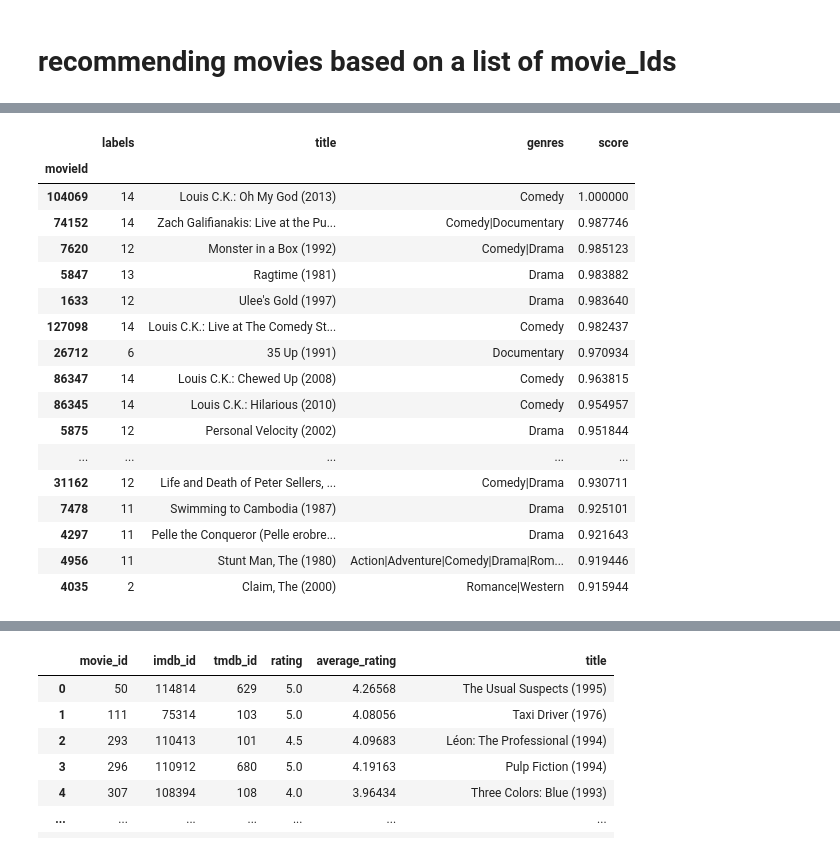
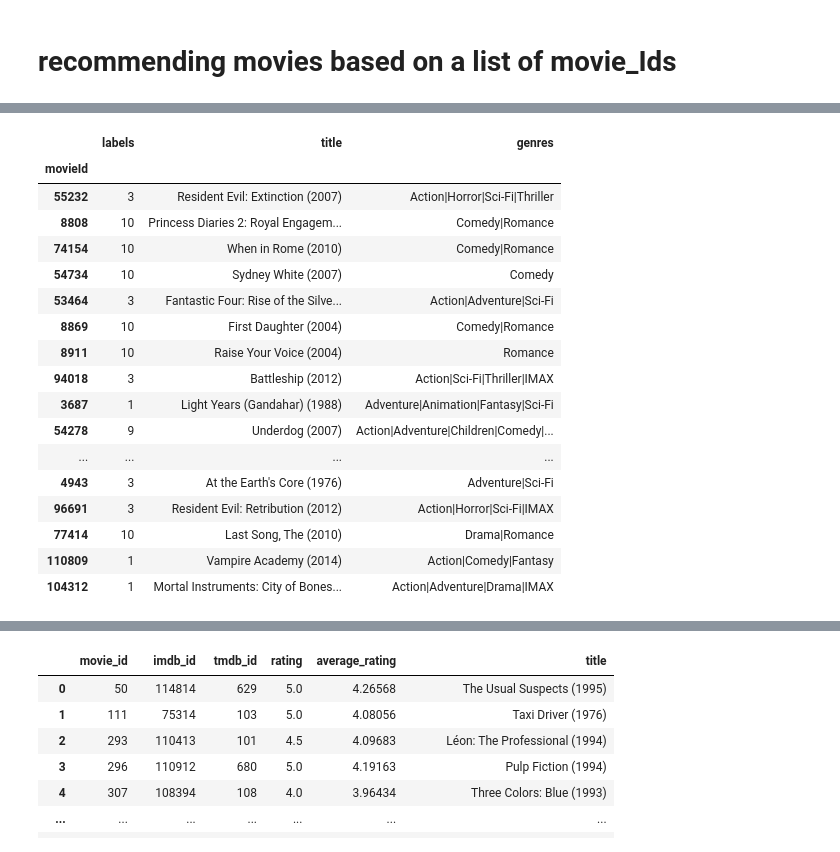
Before and after one commit to HamidSadEsf/movie_recommendation_ProjectCDS, a Jupyter notebook: Hybrid_recommender.ipynb, the cells around one changed output, grey strips where cells are left out. Saved outputs shown, nothing was run; the diff lists cells and outputs as text; code cells hidden in the pictures.

```diff
--- a/Hybrid_recommender.ipynb
+++ b/Hybrid_recommender.ipynb
@@ -158,24 +96,24 @@ recommendation(sviatlana_rating['movie_id'].tolist() , 20, 18)
 # %%
 import pandas as pd
 hamid_rating = pd.read_csv('data/Hamid-ratings.csv')
-from model.ContentBasedRec import recommendation
-recommendation(hamid_rating['movie_id'].tolist() , 20, 18 , lambda_val = 0)
+from model.ContentBasedRec_02 import recommendation
+recommendation(hamid_rating['movie_id'].tolist() , 20, 18)
 # %% [output]
-|  | labels | title | genres | score |
-| movieId |  |  |  |  |
-| 104069 | 14 | Louis C.K.: Oh My God (2013) | Comedy | 1.000000 |
-| 74152 | 14 | Zach Galifianakis: Live at the Pu... | Comedy|Documentary | 0.987746 |
-| 7620 | 12 | Monster in a Box (1992) | Comedy|Drama | 0.985123 |
-| 5847 | 13 | Ragtime (1981) | Drama | 0.983882 |
-| 1633 | 12 | Ulee's Gold (1997) | Drama | 0.983640 |
-| 127098 | 14 | Louis C.K.: Live at The Comedy St... | Comedy | 0.982437 |
-| 26712 | 6 | 35 Up (1991) | Documentary | 0.970934 |
-| 86347 | 14 | Louis C.K.: Chewed Up (2008) | Comedy | 0.963815 |
-| 86345 | 14 | Louis C.K.: Hilarious (2010) | Comedy | 0.954957 |
-| 5875 | 12 | Personal Velocity (2002) | Drama | 0.951844 |
-| ... | ... | ... | ... | ... |
-| 31162 | 12 | Life and Death of Peter Sellers, ... | Comedy|Drama | 0.930711 |
-| 7478 | 11 | Swimming to Cambodia (1987) | Drama | 0.925101 |
-| 4297 | 11 | Pelle the Conqueror (Pelle erobre... | Drama | 0.921643 |
-| 4956 | 11 | Stunt Man, The (1980) | Action|Adventure|Comedy|Drama|Rom... | 0.919446 |
-| 4035 | 2 | Claim, The (2000) | Romance|Western | 0.915944 |
+|  | labels | title | genres |
+| movieId |  |  |  |
+| 55232 | 3 | Resident Evil: Extinction (2007) | Action|Horror|Sci-Fi|Thriller |
+| 8808 | 10 | Princess Diaries 2: Royal Engagem... | Comedy|Romance |
+| 74154 | 10 | When in Rome (2010) | Comedy|Romance |
+| 54734 | 10 | Sydney White (2007) | Comedy |
+| 53464 | 3 | Fantastic Four: Rise of the Silve... | Action|Adventure|Sci-Fi |
+| 8869 | 10 | First Daughter (2004) | Comedy|Romance |
+| 8911 | 10 | Raise Your Voice (2004) | Romance |
+| 94018 | 3 | Battleship (2012) | Action|Sci-Fi|Thriller|IMAX |
+| 3687 | 1 | Light Years (Gandahar) (1988) | Adventure|Animation|Fantasy|Sci-Fi |
+| 54278 | 9 | Underdog (2007) | Action|Adventure|Children|Comedy|... |
+| ... | ... | ... | ... |
+| 4943 | 3 | At the Earth's Core (1976) | Adventure|Sci-Fi |
+| 96691 | 3 | Resident Evil: Retribution (2012) | Action|Horror|Sci-Fi|IMAX |
+| 77414 | 10 | Last Song, The (2010) | Drama|Romance |
+| 110809 | 1 | Vampire Academy (2014) | Action|Comedy|Fantasy |
+| 104312 | 1 | Mortal Instruments: City of Bones... | Action|Adventure|Drama|IMAX |
```
Also changed, not shown: parts of 8 cells of this notebook, 3 other files.
